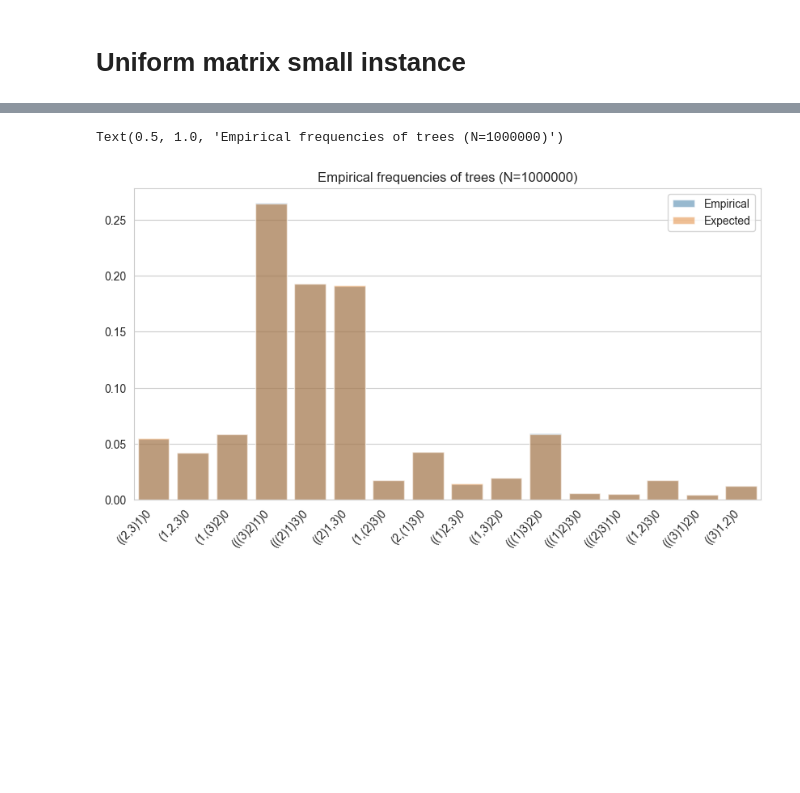
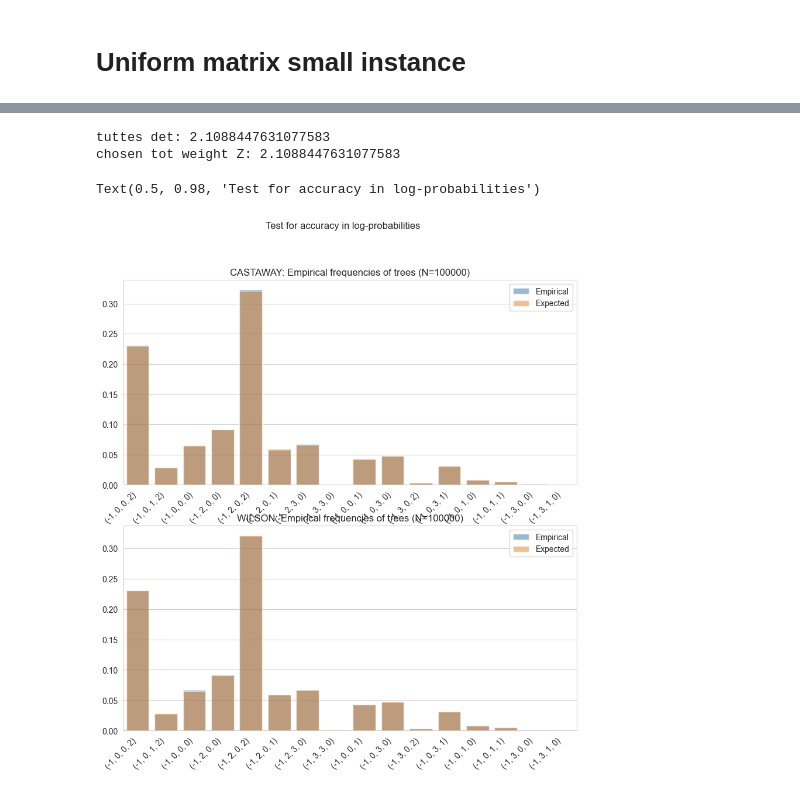
Before and after one commit to Lagergren-Lab/treesampling, a Jupyter notebook: notebooks/victree_matrix_debug.ipynb, the cells around one changed output, grey strips where cells are left out. Cells and saved outputs as stored; diff of their text form; code cells hidden in the pictures; blank space fills up the shorter version.

Commit message:
[fix] improved testing and added sampling tree to list (instead of nx.DiGraph)

```diff
--- a/notebooks/victree_matrix_debug.ipynb
+++ b/notebooks/victree_matrix_debug.ipynb
@@ -230,10 +246,62 @@ chosen tot weight Z: 0.6131865768599338
+# %%
+from treesampling.utils.graphs import tuttes_tot_weight
+
+K = 4
+N = 100000
+# random matrix
+W = np.random.uniform(0, 1, size=(K, K))
+np.fill_diagonal(W, 0)
+# prepare normalization factor
+A = np.copy(W)
+L = laplacian(A[1:, 1:], A[0, 1:])
+new_det = np.linalg.det(L)
+graph = nx.from_numpy_array(W, create_using=nx.DiGraph)
+tuttes_det = tuttes_tot_weight(graph, root=0)
+print(f"tuttes det: {tuttes_det}")
+Z = tuttes_det
+print(f"chosen tot weight Z: {Z}")
+
+W = np.log(W)
+# %% [output]
+tuttes det: 2.1088447631077583
+chosen tot weight Z: 2.1088447631077583
+# %%
+# gather sample
+dist = {}
+real_prob = {}
+castaway = CastawayRST(W, root=0, trick=False, log_probs=True)
+for _ in range(N):
+    # tree_nx = _castaway_rst_log(W, 0, trick=False)
+    # tree = tree_to_list(tree_nx)
+    # tree = tuple(wilson_rst_from_matrix(W, log_probs=True))
+    tree = tuple(castaway.sample_tree_as_list())
+    if tree not in dist:
+        real_prob[tree] = np.exp(sum([W[u, v] for v, u in enumerate(tree) if u != -1])) / Z
+        dist[tree] = 0
+    dist[tree] += 1 / N
+# %%
+# gather sample (wilson)
+dist_wilson = {}
+real_prob_wilson = {}
+for _ in range(N):
+    tree = tuple(wilson_rst_from_matrix(W, log_probs=True))
+    if tree not in dist_wilson:
+        real_prob_wilson[tree] = np.exp(sum([W[u, v] for v, u in enumerate(tree) if u != -1])) / Z
+        dist_wilson[tree] = 0
+    dist_wilson[tree] += 1 / N
 # %%
 # plot
-fig, ax = plt.subplots(figsize=(10, 5))
-sns.barplot(x=list(dist.keys()), y=list(dist.values()), ax=ax, alpha=0.5, label='Empirical')
-sns.barplot(x=list(real_prob.keys()), y=list(real_prob.values()), ax=ax, alpha=0.5, label='Expected')
-ax.set_xticklabels(ax.get_xticklabels(), rotation=45, horizontalalignment='right')
-ax.set_title(f'Empirical frequencies of trees (N={N})')
+fig, axs = plt.subplots(2, 1, figsize=(10, 10))
+sns.barplot(x=list(str(k) for k in dist), y=list(dist.values()), ax=axs[0], alpha=0.5, label='Empirical')
+sns.barplot(x=list(str(k) for k in dist), y=list(real_prob[k] for k in dist), ax=axs[0], alpha=0.5, label='Expected')
+axs[0].set_xticklabels(axs[0].get_xticklabels(), rotation=45, horizontalalignment='right')
+axs[0].set_title(f'CASTAWAY: Empirical frequencies of trees (N={N})')
+
+sns.barplot(x=list(str(k) for k in dist), y=list(dist_wilson[k] for k in dist), ax=axs[1], alpha=0.5, label='Empirical')
+sns.barplot(x=list(str(k) for k in dist), y=list(real_prob_wilson[k] for k in dist), ax=axs[1], alpha=0.5, label='Expected')
+axs[1].set_xticklabels(axs[1].get_xticklabels(), rotation=45, horizontalalignment='right')
+axs[1].set_title(f'WILSON: Empirical frequencies of trees (N={N})')
+fig.suptitle("Test for accuracy in log-probabilities")
 # %% [output]
-Text(0.5, 1.0, 'Empirical frequencies of trees (N=1000000)')
+Text(0.5, 0.98, 'Test for accuracy in log-probabilities')
-[figure, old version]
+[figure, new version]
```
Also changed, not shown: parts of 21 cells of this notebook, 10 other files.
